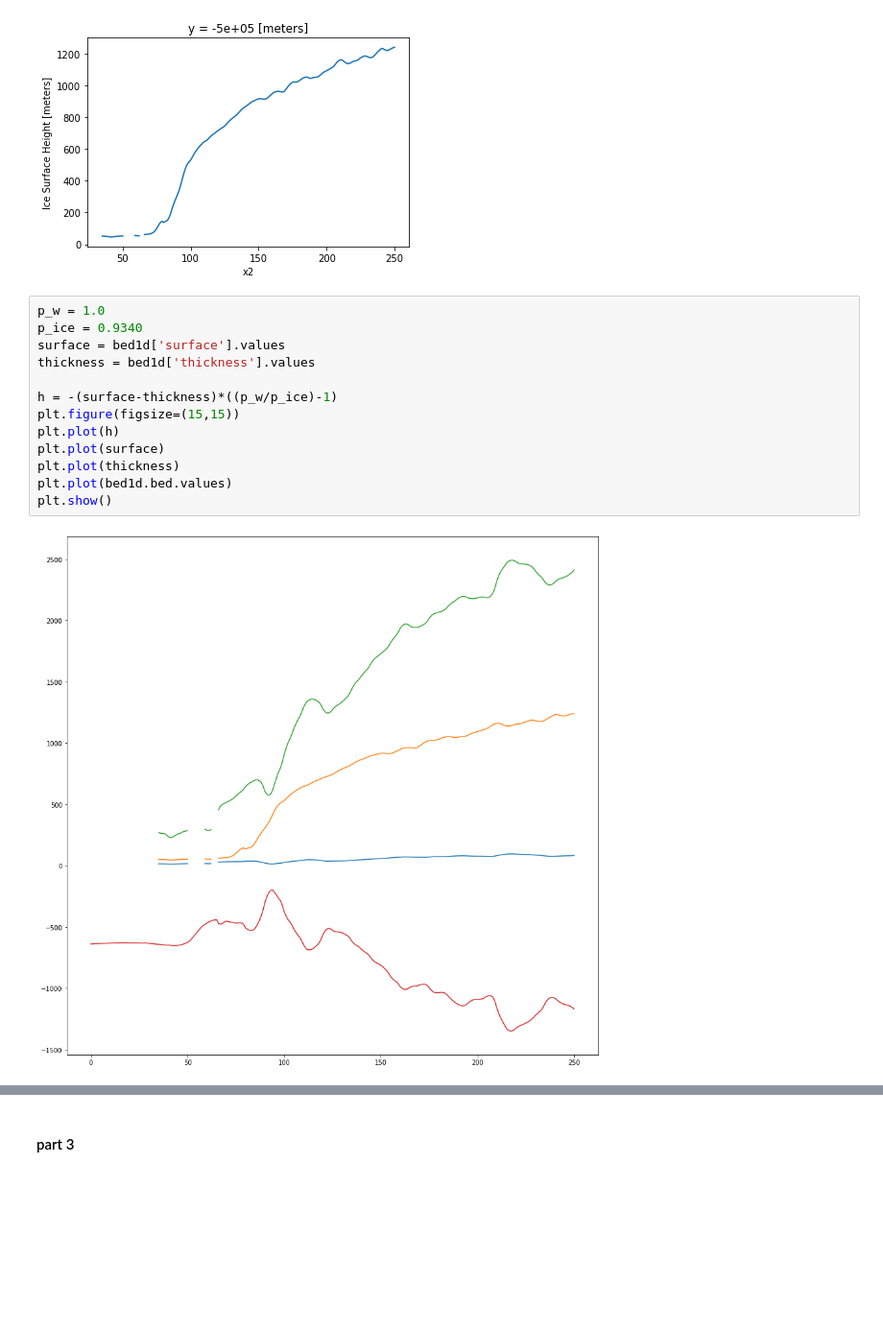
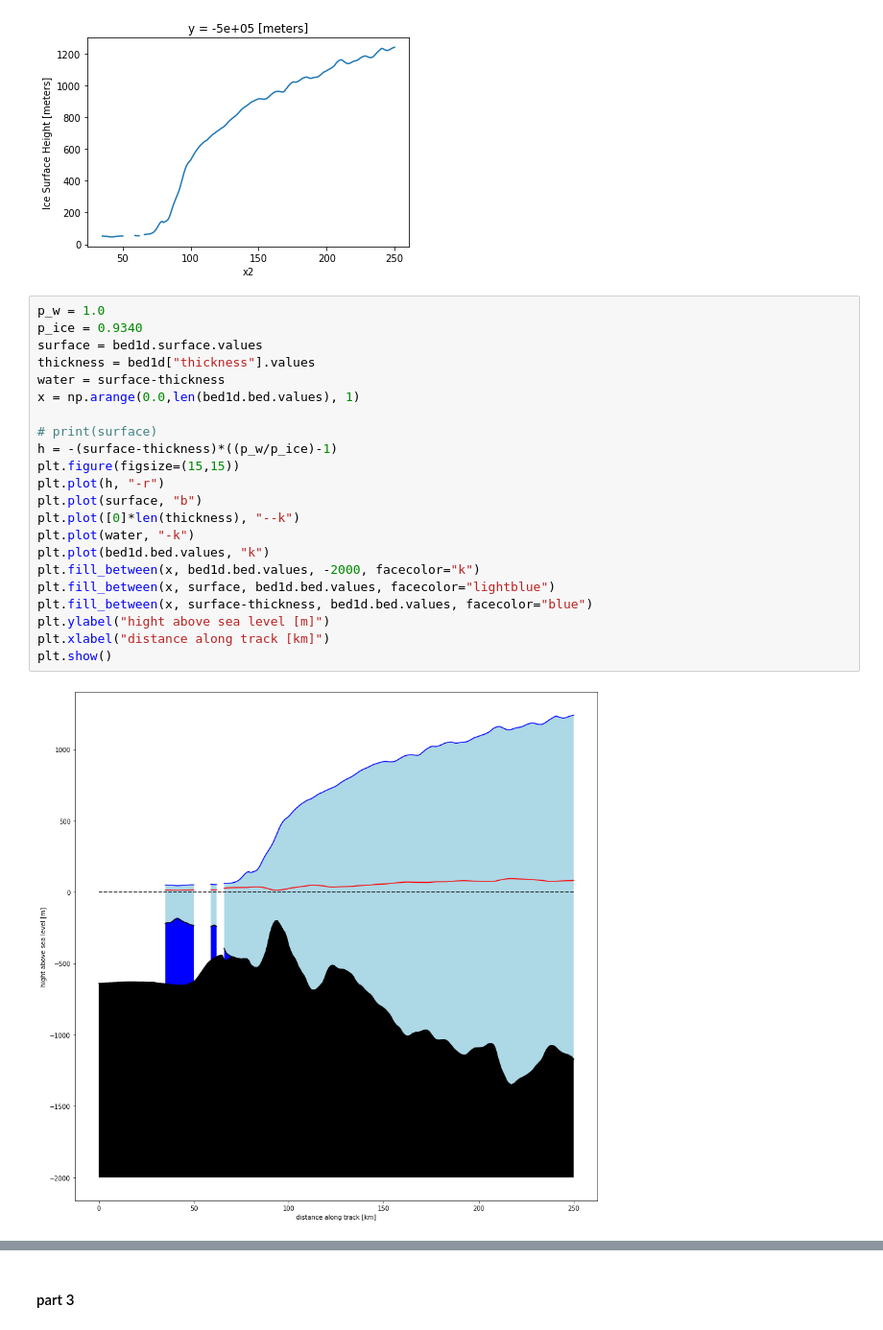
Before and after one commit to adnehk/Project1_MOD510, a Jupyter notebook: Project1_15.ipynb, the cells around one changed output, grey strips where cells are left out. Shown at 96% size. Drawn from its saved outputs; the diff is of its cells as text; blank space fills up the shorter version.

```diff
--- a/Project1_15.ipynb
+++ b/Project1_15.ipynb
@@ -338,15 +336,24 @@ bed1d.surface.plot(x='x2')
 # %%
 p_w = 1.0
 p_ice = 0.9340
-surface = bed1d['surface'].values
-thickness = bed1d['thickness'].values
+surface = bed1d.surface.values
+thickness = bed1d["thickness"].values
+water = surface-thickness
+x = np.arange(0.0,len(bed1d.bed.values), 1)
 
+# print(surface)
 h = -(surface-thickness)*((p_w/p_ice)-1)
 plt.figure(figsize=(15,15))
-plt.plot(h)
-plt.plot(surface)
-plt.plot(thickness)
-plt.plot(bed1d.bed.values)
+plt.plot(h, "-r")
+plt.plot(surface, "b")
+plt.plot([0]*len(thickness), "--k")
+plt.plot(water, "-k")
+plt.plot(bed1d.bed.values, "k")
+plt.fill_between(x, bed1d.bed.values, -2000, facecolor="k")
+plt.fill_between(x, surface, bed1d.bed.values, facecolor="lightblue")
+plt.fill_between(x, surface-thickness, bed1d.bed.values, facecolor="blue")
+plt.ylabel("hight above sea level [m]")
+plt.xlabel("distance along track [km]")
 plt.show()
 # %% [output]
-[figure, old version]
+[figure, new version]
```
Also changed, not shown: parts of 4 cells of this notebook.
